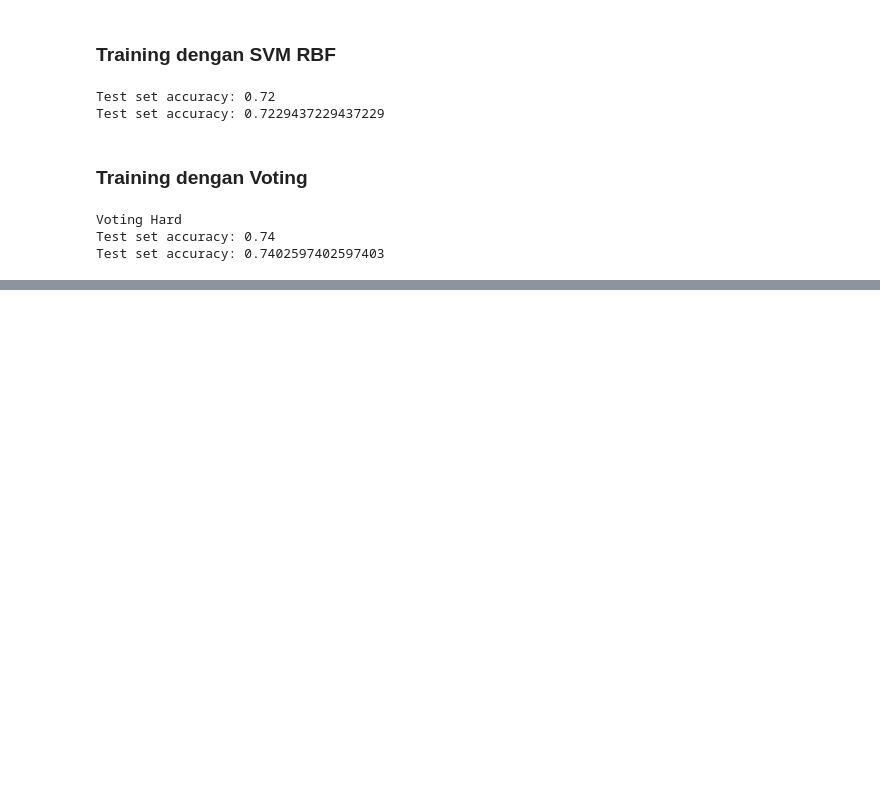
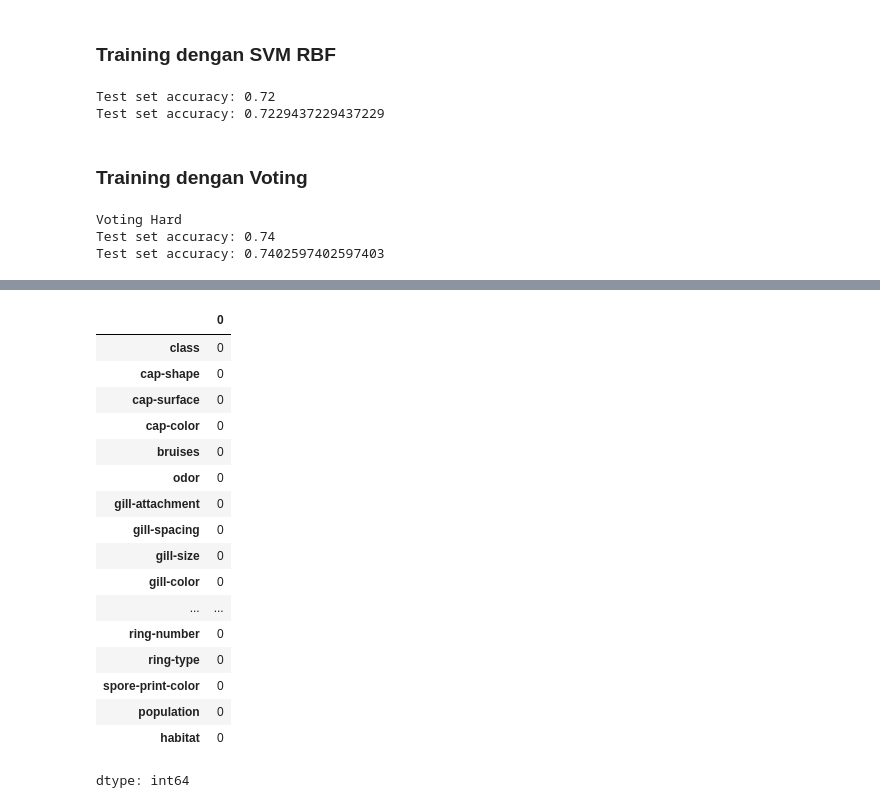
Before and after one commit to filladani/Machine-Learning_2024, a Jupyter notebook: JS6_ML.ipynb, the cells around one changed output, grey strips where cells are left out. Saved outputs shown, nothing was run; the diff lists cells and outputs as text; code cells hidden in the pictures; blank space fills up the shorter version.

```diff
--- a/JS6_ML.ipynb
+++ b/JS6_ML.ipynb
@@ -443,0 +472,22 @@ Test set accuracy: 0.7402597402597403
+# %%
+# Cek kolom null
+df.isnull().sum()
+# %% [output]
+|  | 0 |
+| class | 0 |
+| cap-shape | 0 |
+| cap-surface | 0 |
+| cap-color | 0 |
+| bruises | 0 |
+| odor | 0 |
+| gill-attachment | 0 |
+| gill-spacing | 0 |
+| gill-size | 0 |
+| gill-color | 0 |
+| ... | ... |
+| ring-number | 0 |
+| ring-type | 0 |
+| spore-print-color | 0 |
+| population | 0 |
+| habitat | 0 |
+dtype: int64
```
Also changed, not shown: parts of 25 cells of this notebook.
